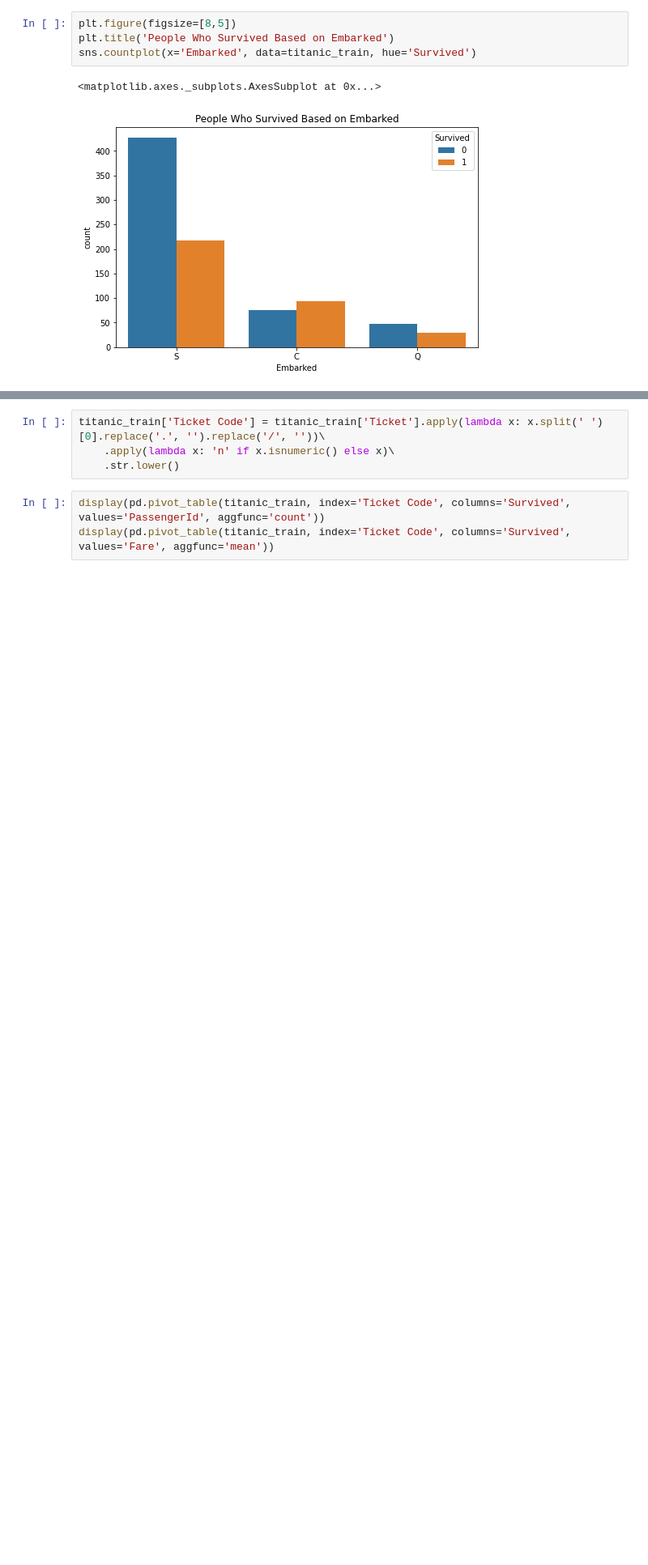
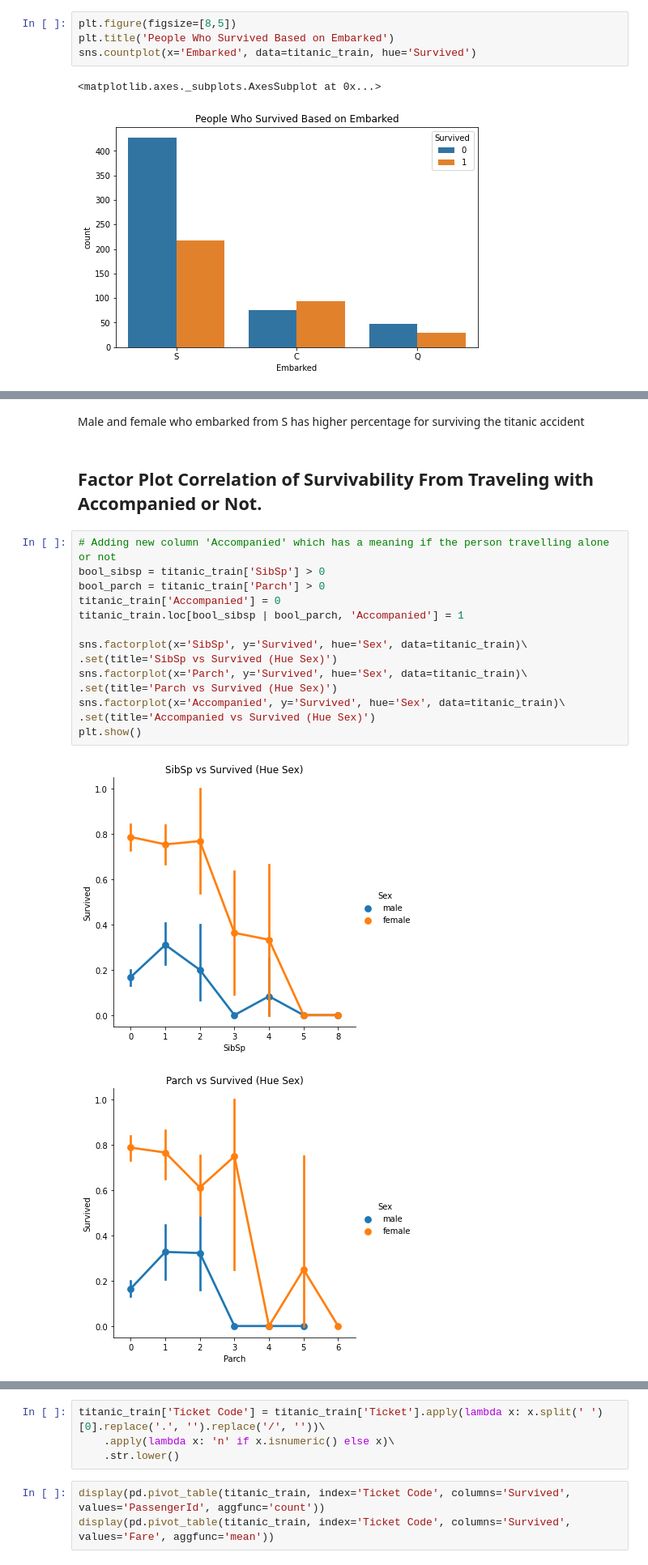
Before and after one commit to marcellinus-witarsah/dataScienceMiniProjects, a Jupyter notebook: TitanicSurvivalModel/Titanic Third.ipynb, the cells around one changed output, grey strips where cells are left out. Shown at 81% size. Saved outputs shown, nothing was run; the diff lists cells and outputs as text; blank space fills up the shorter version.

```diff
--- a/TitanicSurvivalModel/Titanic Third.ipynb
+++ b/TitanicSurvivalModel/Titanic Third.ipynb
@@ -318,0 +299,21 @@ People who survived the most is the one who embarked from S.
+# %% [markdown]
+Male and female who embarked from S has higher percentage for surviving the titanic accident
+# %% [markdown]
+## Factor Plot Correlation of Survivability From Traveling with Accompanied or Not.
+# %%
+# Adding new column 'Accompanied' which has a meaning if the person travelling alone or not
+bool_sibsp = titanic_train['SibSp'] > 0
+bool_parch = titanic_train['Parch'] > 0
+titanic_train['Accompanied'] = 0
+titanic_train.loc[bool_sibsp | bool_parch, 'Accompanied'] = 1
+
+sns.factorplot(x='SibSp', y='Survived', hue='Sex', data=titanic_train)\
+.set(title='SibSp vs Survived (Hue Sex)')
+sns.factorplot(x='Parch', y='Survived', hue='Sex', data=titanic_train)\
+.set(title='Parch vs Survived (Hue Sex)')
+sns.factorplot(x='Accompanied', y='Survived', hue='Sex', data=titanic_train)\
+.set(title='Accompanied vs Survived (Hue Sex)')
+plt.show()
+# %% [output]
+[figure, added]
+[figure, added]
```
Also changed, not shown: parts of 11 cells of this notebook.
